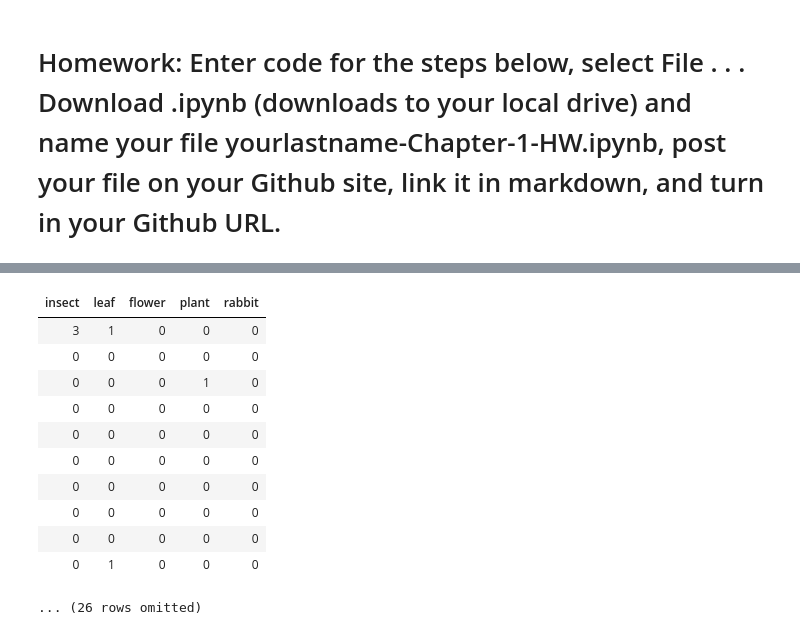
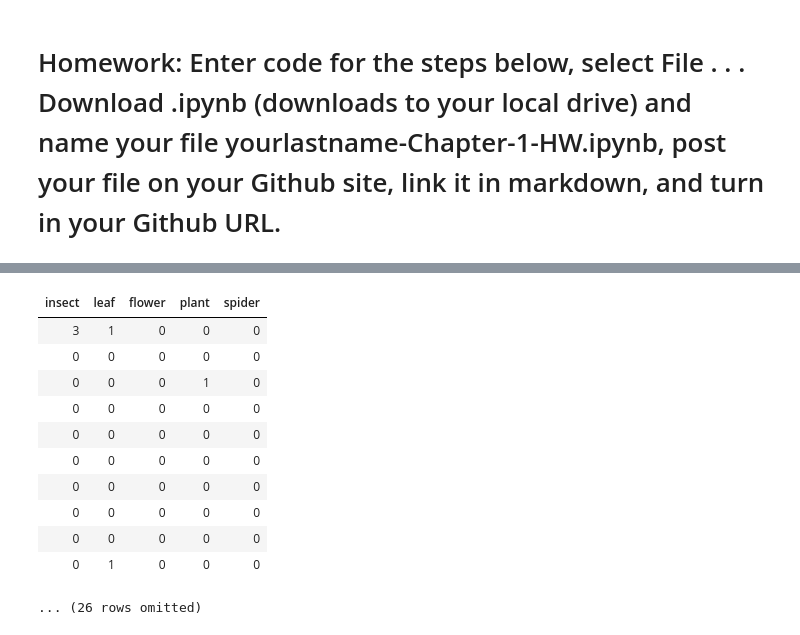
Before and after one commit to ckernell22/CIS-3902-Data-Mining, a Jupyter notebook: Chapter_1_HW.ipynb, the cells around one changed output, grey strips where cells are left out. Cells and saved outputs as stored; diff of their text form; code cells hidden in the pictures.

```diff
--- a/Chapter_1_HW.ipynb
+++ b/Chapter_1_HW.ipynb
@@ -349,23 +331,23 @@ for i, chapter in enumerate(darwin_chapters, start=1):
     chapter_table.append([f"Chapter {i}", chapter])
 # %%
 # HW STEP 4: Run the code to make counts of terms in the chapters of Insectivorous Plants
-# Start with using the terms insect, leaf, flower, plant, and rabbit
+# Start with using the terms insect, leaf, flower, plant, and spider
 
 # note the number of lines +1
 # (19) lines which will be used when charting the cumulative counts
-terms = ['insect', 'leaf', 'flower', 'plant', 'rabbit']
+terms = ['insect', 'leaf', 'flower', 'plant', 'spider']
 term_counts = {this_term: np.char.count(darwin_chapters, this_term) for this_term in terms}
 counts = Table().with_columns([
 'insect', term_counts['insect'],
 'leaf', term_counts['leaf'],
 'flower', term_counts['flower'],
 'plant', term_counts['plant'],
-'rabbit', term_counts['rabbit']
+'spider', term_counts['spider']
 ])
 
 counts
 # %% [output]
-| insect | leaf | flower | plant | rabbit |
+| insect | leaf | flower | plant | spider |
 | 3 | 1 | 0 | 0 | 0 |
 | 0 | 0 | 0 | 0 | 0 |
 | 0 | 0 | 0 | 1 | 0 |
```
Also changed, not shown: parts of 2 cells of this notebook.
